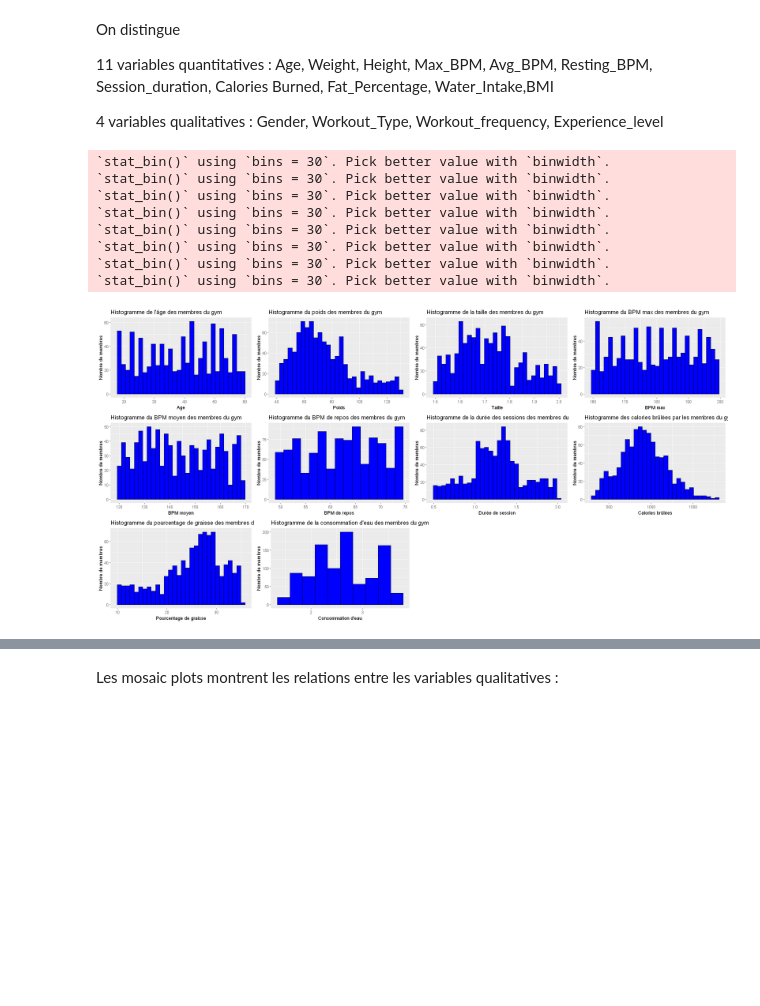
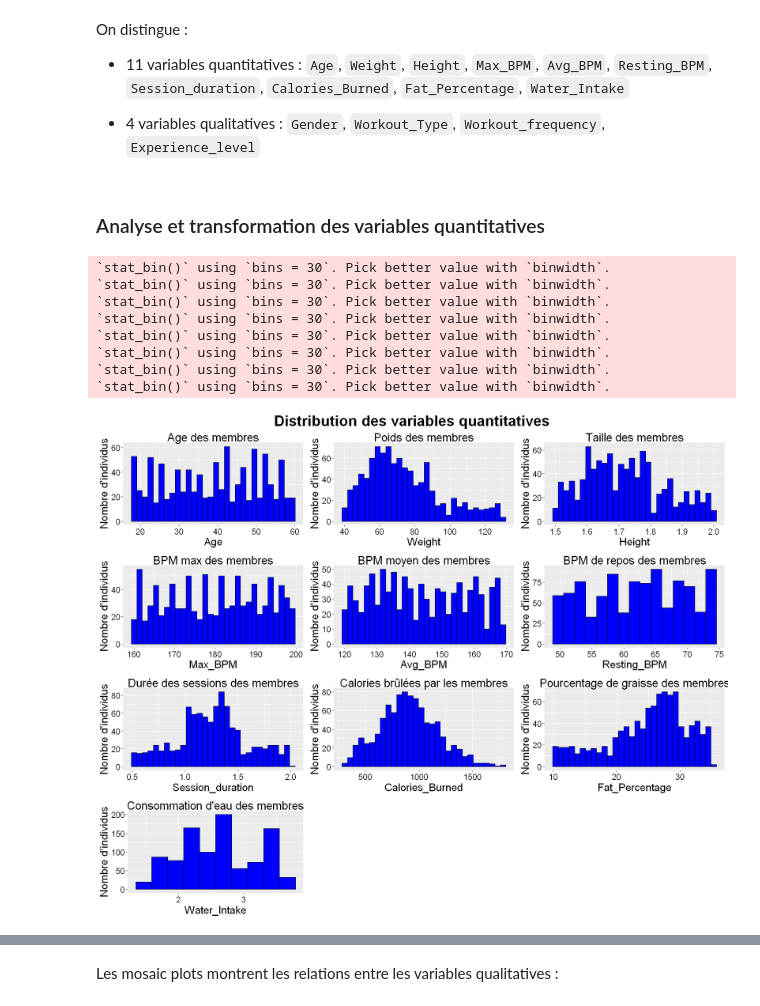
Before and after one commit to Dorianhgn/ProjetML4A, a Jupyter notebook: notebook_R.ipynb, the cells around one changed output, grey strips where cells are left out. Cells and saved outputs as stored; diff of their text form; code cells hidden in the pictures; blank space fills up the shorter version.

```diff
--- a/notebook_R.ipynb
+++ b/notebook_R.ipynb
@@ -113,38 +161,69 @@ summary(gym)
  4:306                         3:191
  5:102
 # %% [markdown]
-On distingue
+On distingue :
 
-11 variables quantitatives : Age, Weight, Height, Max_BPM, Avg_BPM, Resting_BPM, Session_duration, Calories Burned, Fat_Percentage, Water_Intake,BMI
+- 11 variables quantitatives : `Age`, `Weight`, `Height`, `Max_BPM`, `Avg_BPM`, `Resting_BPM`, `Session_duration`, `Calories_Burned`, `Fat_Percentage`, `Water_Intake`
 
 
-4 variables qualitatives : Gender, Workout_Type, Workout_frequency, Experience_level
+- 4 variables qualitatives : `Gender`, `Workout_Type`, `Workout_frequency`, `Experience_level`
+# %% [markdown]
+### Analyse et transformation des variables quantitatives
 # %%
-# Age	Gender	Weight..kg.	Height..m.	Max_BPM	Avg_BPM	Resting_BPM	Session_Duration..hours.	Calories_Burned	Workout_Type	Fat_Percentage	Water_Intake..liters.	Workout_Frequency..days.week.	Experience_Level	BMI
-options(repr.plot.width=20, repr.plot.height=10)
+options(repr.plot.width=15, repr.plot.height=12)
 
-g1<- ggplot(gym, aes(Age)) + geom_histogram( fill = "blue", color = "black") + labs(title = "Histogramme de l'âge des membres du gym", x = "Age", y = "Nombre de membres")
-g2<- ggplot(gym, aes(Weight..kg.)) + geom_histogram( fill = "blue", color = "black") + labs(title = "Histogramme du poids des membres du gym", x = "Poids", y = "Nombre de membres")
-g3<- ggplot(gym, aes(Height..m.)) + geom_histogram(fill = "blue", color = "black") + labs(title = "Histogramme de la taille des membres du gym", x = "Taille", y = "Nombre de membres")
-g4 <- ggplot(gym, aes(Max_BPM)) + geom_histogram(fill = "blue", color = "black") + labs(title = "Histogramme du BPM max des membres du gym", x = "BPM max", y = "Nombre de membres")
-g5 <- ggplot(gym, aes(Avg_BPM)) + geom_histogram(fill = "blue", color = "black") + labs(title = "Histogramme du BPM moyen des membres du gym", x = "BPM moyen", y = "Nombre de membres")
-g6 <- ggplot(gym, aes(Resting_BPM)) + geom_histogram(bins=15, fill = "blue", color = "black") + labs(title = "Histogramme du BPM de repos des membres du gym", x = "BPM de repos", y = "Nombre de membres")
-g7 <- ggplot(gym, aes(Session_Duration..hours.)) + geom_histogram( fill = "blue", color = "black") + labs(title = "Histogramme de la durée des sessions des membres du gym", x = "Durée de session", y = "Nombre de membres")
-g8 <- ggplot(gym, aes(Calories_Burned)) + geom_histogram(fill = "blue", color = "black") + labs(title = "Histogramme des calories brûlées par les membres du gym", x = "Calories brûlées", y = "Nombre de membres")
-g9 <- ggplot(gym, aes(Fat_Percentage)) + geom_histogram(fill = "blue", color = "black") + labs(title = "Histogramme du pourcentage de graisse des membres du gym", x = "Pourcentage de graisse", y = "Nombre de membres")
-g10 <- ggplot(gym, aes(Water_Intake..liters.)) + geom_histogram(bins=10, fill = "blue", color = "black") + labs(title = "Histogramme de la consommation d'eau des membres du gym", x = "Consommation d'eau", y = "Nombre de membres")
-#g12 <- ggplot(gym, aes(BMI)) + geom_histogram( fill = "blue", color = "black") + labs(title = "Histogramme de l'IMC des membres du gym", x = "IMC", y = "Nombre de membres")
+g1 <- ggplot(gym, aes(Age)) +
+    geom_histogram(fill = "blue", color = "black") +
+    labs(title = "Age des membres", x = "Age", y = "Nombre d'individus")
 
-grid.arrange(g1, g2, g3, g4, g5, g6, g7, g8, g9, g10, ncol = 4)
+g2 <- ggplot(gym, aes(Weight..kg.)) +
+    geom_histogram(fill = "blue", color = "black") +
+    labs(title = "Poids des membres", x = "Weight", y = "Nombre d'individus")
+
+g3 <- ggplot(gym, aes(Height..m.)) +
+    geom_histogram(fill = "blue", color = "black") +
+    labs(title = "Taille des membres", x = "Height", y = "Nombre d'individus")
+
+g4 <- ggplot(gym, aes(Max_BPM)) +
+    geom_histogram(fill = "blue", color = "black") +
+    labs(title = "BPM max des membres", x = "Max_BPM", y = "Nombre d'individus")
+
+g5 <- ggplot(gym, aes(Avg_BPM)) +
+    geom_histogram(fill = "blue", color = "black") +
+    labs(title = "BPM moyen des membres", x = "Avg_BPM", y = "Nombre d'individus")
+
+g6 <- ggplot(gym, aes(Resting_BPM)) +
+    geom_histogram(bins = 15, fill = "blue", color = "black") +
+    labs(title = "BPM de repos des membres", x = "Resting_BPM", y = "Nombre d'individus")
+
+g7 <- ggplot(gym, aes(Session_Duration..hours.)) +
+    geom_histogram(fill = "blue", color = "black") +
+    labs(title = "Durée des sessions des membres", x = "Session_duration", y = "Nombre d'individus")
+
+g8 <- ggplot(gym, aes(Calories_Burned)) +
+    geom_histogram(fill = "blue", color = "black") +
+    labs(title = "Calories brûlées par les membres", x = "Calories_Burned", y = "Nombre d'individus")
+
+g9 <- ggplot(gym, aes(Fat_Percentage)) +
+    geom_histogram(fill = "blue", color = "black") +
+    labs(title = "Pourcentage de graisse des membres", x = "Fat_Percentage", y = "Nombre d'individus")
+
+g10 <- ggplot(gym, aes(Water_Intake..liters.)) +
+    geom_histogram(bins = 10, fill = "blue", color = "black") +
+    labs(title = "Consommation d'eau des membres", x = "Water_Intake", y = "Nombre d'individus")
+
+main <- "Distribution des variables quantitatives"
+title1=text_grob(main, size = 25, face = "bold")
+grid.arrange(g1, g2, g3, g4, g5, g6, g7, g8, g9, g10, ncol = 3, top = title1)
 rm(g1, g2, g3, g4, g5, g6, g7, g8, g9, g10)
 # %% [output]
 `stat_bin()` using `bins = 30`. Pick better value with `binwidth`.
 `stat_bin()` using `bins = 30`. Pick better value with `binwidth`.
 `stat_bin()` using `bins = 30`. Pick better value with `binwidth`.
 `stat_bin()` using `bins = 30`. Pick better value with `binwidth`.
 `stat_bin()` using `bins = 30`. Pick better value with `binwidth`.
 `stat_bin()` using `bins = 30`. Pick better value with `binwidth`.
 `stat_bin()` using `bins = 30`. Pick better value with `binwidth`.
 `stat_bin()` using `bins = 30`. Pick better value with `binwidth`.
-[figure, old version]
+[figure, new version]
 # %% [markdown]
```
Also changed, not shown: parts of 61 cells of this notebook.
